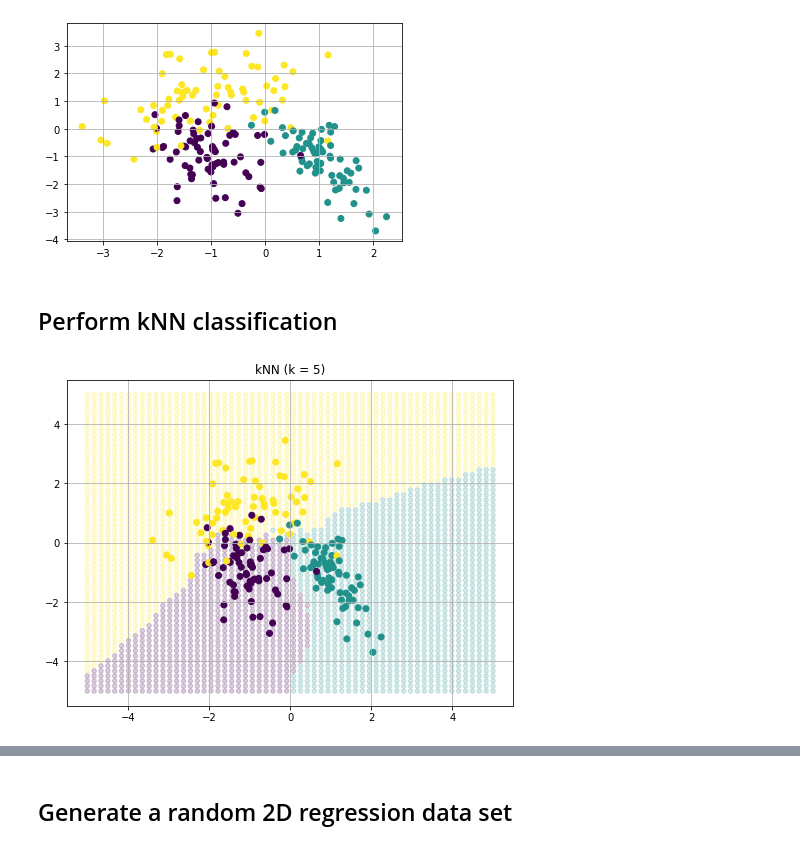
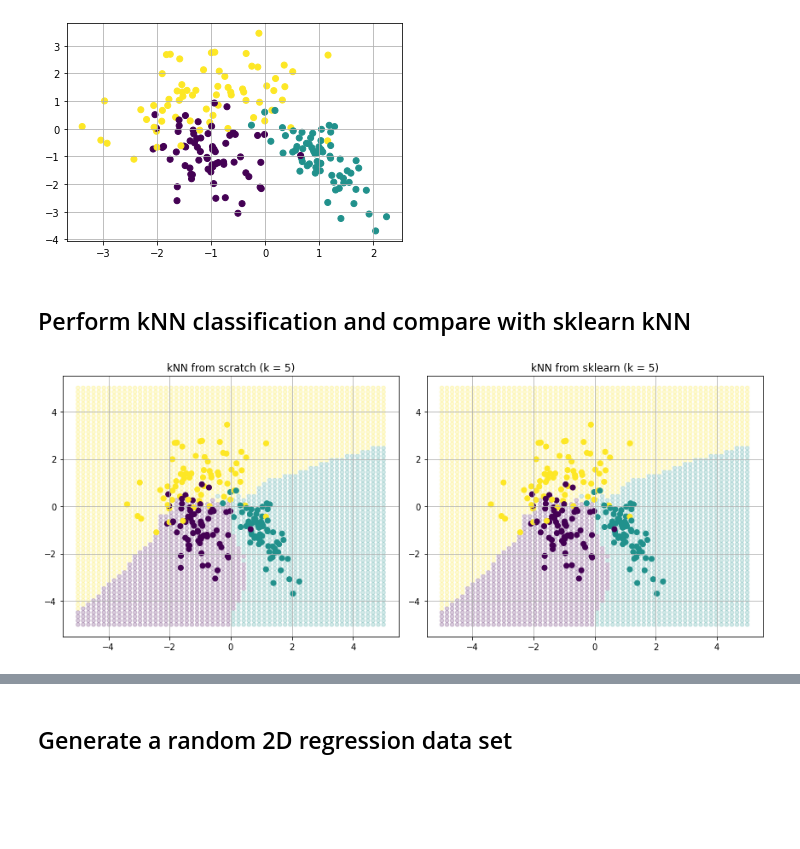
Before and after one commit to kspilario/DS397_comp, a Jupyter notebook: Nearest_Neighbor/kNN_classify_regress.ipynb, the cells around one changed output, grey strips where cells are left out. Saved outputs shown, nothing was run; the diff lists cells and outputs as text; code cells hidden in the pictures; blank space fills up the shorter version.

```diff
--- a/Nearest_Neighbor/kNN_classify_regress.ipynb
+++ b/Nearest_Neighbor/kNN_classify_regress.ipynb
@@ -25,8 +25,8 @@ class KNearestNeigh:
 
         get_neighs = lambda x: self.y[x <= x[np.argsort(x)[k-1]]]
         y_neighs = np.apply_along_axis(get_neighs, axis=1,
-                                      arr=dist_matrix)
-        return mode(y_neighs, axis=1)[0]
+                                       arr=dist_matrix)
+        return mode(y_neighs, axis=1, keepdims=True)[0]
 
     def knn_regress(self, xq, metric='sqeuclidean', k=2):
         if len(xq.shape) == 1:
@@ -37,7 +37,7 @@ class KNearestNeigh:
 
         get_neighs = lambda x: self.y[x <= x[np.argsort(x)[k-1]]]
         y_neighs = np.apply_along_axis(get_neighs, axis=1,
-                                      arr=dist_matrix)
+                                       arr=dist_matrix)
         return np.mean(y_neighs, axis=1)
 # %% [markdown]
 ## Generate a random multi-class 2D classification data set
@@ -50,22 +50,37 @@ plt.show()
 # %% [output]
 [figure]
 # %% [markdown]
-## Perform kNN classification
+## Perform kNN classification and compare with sklearn kNN
 # %%
 NNG = KNearestNeigh(X, y)
 
 x1, x2 = np.meshgrid(np.linspace(-5,5,60),
                      np.linspace(-5,5,60))
 xfine = np.hstack((x1.reshape(-1,1), x2.reshape(-1,1)))
 y_pred = NNG.knn_classify(xfine, k=5)
 
 # Plot the decision boundaries
-plt.figure(figsize=(8,6))
-plt.scatter(xfine[:,0], xfine[:,1], c=y_pred,
+fig, (ax1, ax2) = plt.subplots(1, 2, figsize=(12,5))
+ax1.scatter(xfine[:,0], xfine[:,1], c=y_pred,
             s=20, alpha=0.2)
-plt.scatter(X[:,0], X[:,1], c=y)
-plt.title('kNN (k = 5)')
-plt.grid()
+ax1.scatter(X[:,0], X[:,1], c=y)
+ax1.set_title('kNN from scratch (k = 5)')
+ax1.grid()
+
+
+from sklearn.neighbors import KNeighborsClassifier
+
+knn = KNeighborsClassifier(n_neighbors=5).fit(X, y)
+y_pred2 = knn.predict(xfine)
+
+# Plot the decision boundaries
+ax2.scatter(xfine[:,0], xfine[:,1], c=y_pred2,
+            s=20, alpha=0.2)
+ax2.scatter(X[:,0], X[:,1], c=y)
+ax2.set_title('kNN from sklearn (k = 5)')
+ax2.grid()
+
+plt.tight_layout()
 plt.show()
 # %% [output]
-[figure, old version]
+[figure, new version]
```
Also changed, not shown: parts of 5 cells of this notebook.
